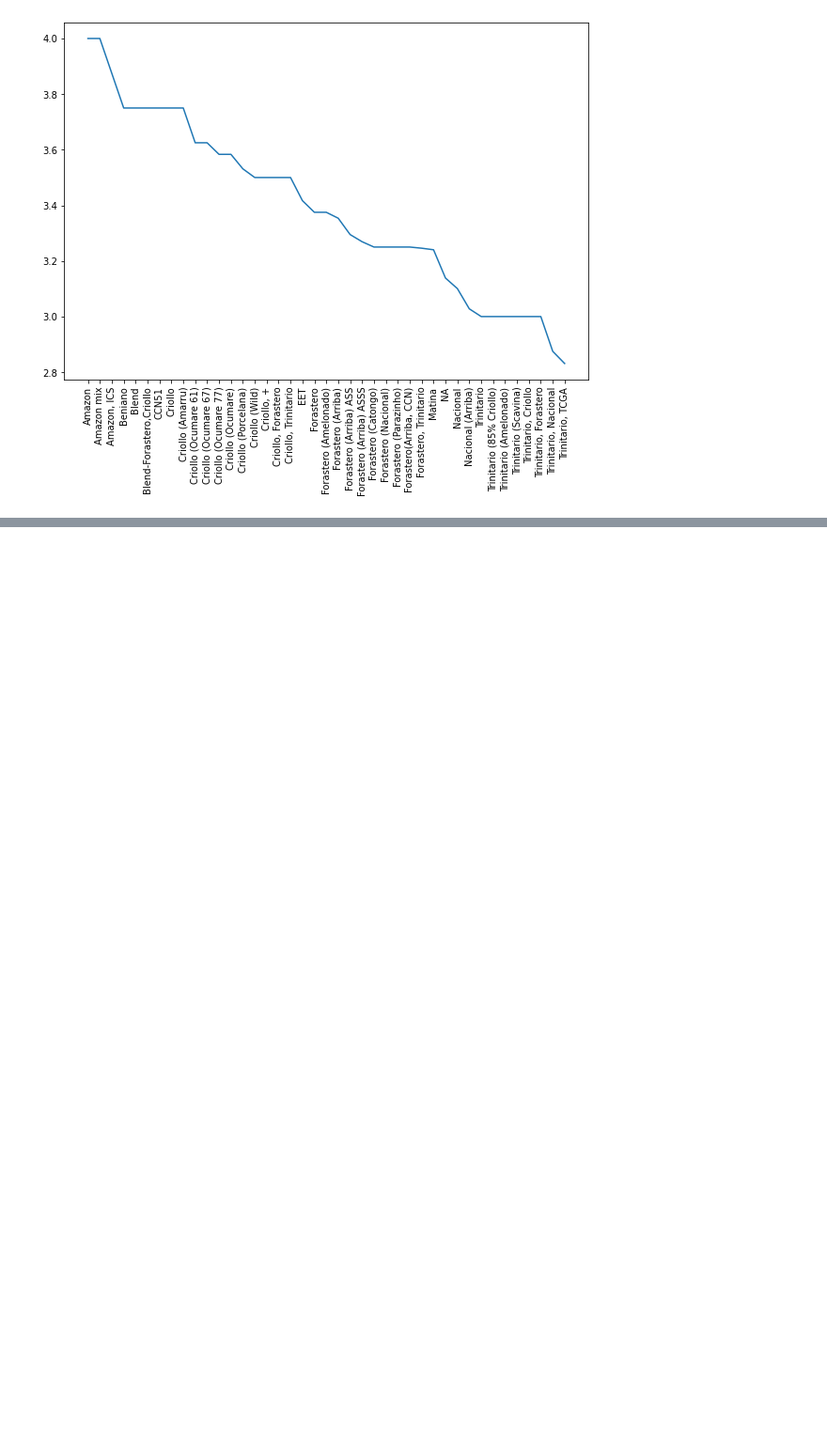
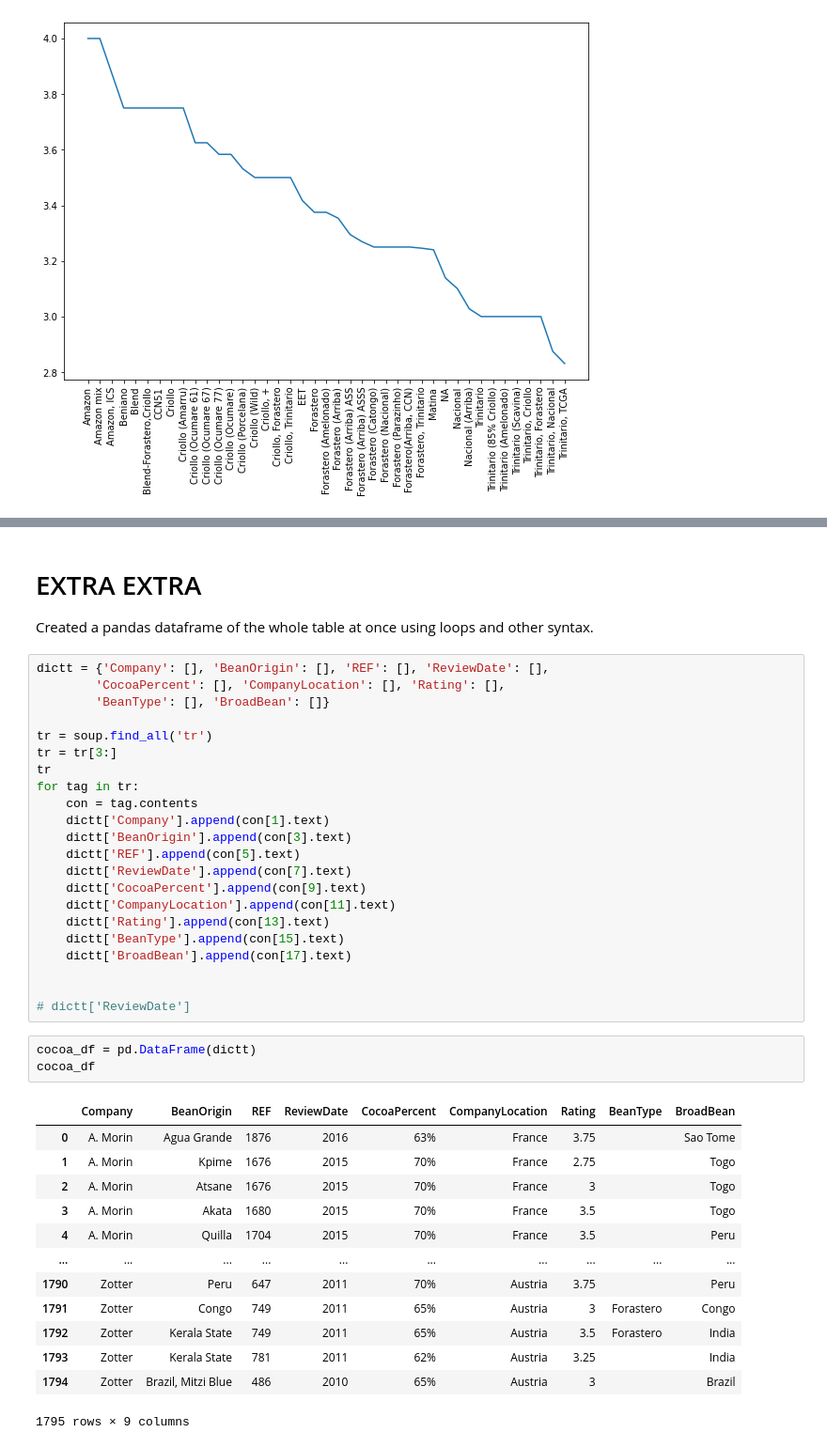
Before and after one commit to Kubiti/chocolate-scraping, a Jupyter notebook: [Chocolate Scraping with Beautiful Soup].ipynb, the cells around one changed output, grey strips where cells are left out. Shown at 94% size. Drawn from its saved outputs; the diff is of its cells as text; blank space fills up the shorter version.

Commit message:
Markdown and pandas addition

```diff
--- a/[Chocolate Scraping with Beautiful Soup].ipynb
+++ b/[Chocolate Scraping with Beautiful Soup].ipynb
@@ -365,0 +458,43 @@ plt.plot(avg_bean_rating_sorted['BeanType'], avg_bean_rating_sorted['Ratings'])
+# %% [markdown]
+# EXTRA EXTRA
+
+Created a pandas dataframe of the whole table at once using loops and other syntax.
+# %%
+dictt = {'Company': [], 'BeanOrigin': [], 'REF': [], 'ReviewDate': [],
+        'CocoaPercent': [], 'CompanyLocation': [], 'Rating': [],
+        'BeanType': [], 'BroadBean': []}
+
+tr = soup.find_all('tr')
+tr = tr[3:]
+tr
+for tag in tr:
+    con = tag.contents
+    dictt['Company'].append(con[1].text)
+    dictt['BeanOrigin'].append(con[3].text)
+    dictt['REF'].append(con[5].text)
+    dictt['ReviewDate'].append(con[7].text)
+    dictt['CocoaPercent'].append(con[9].text)
+    dictt['CompanyLocation'].append(con[11].text)
+    dictt['Rating'].append(con[13].text)
+    dictt['BeanType'].append(con[15].text)
+    dictt['BroadBean'].append(con[17].text)
+
+
+# dictt['ReviewDate']
+# %%
+cocoa_df = pd.DataFrame(dictt)
+cocoa_df
+# %% [output]
+|  | Company | BeanOrigin | REF | ReviewDate | CocoaPercent | CompanyLocation | Rating | BeanType | BroadBean |
+| 0 | A. Morin | Agua Grande | 1876 | 2016 | 63% | France | 3.75 |  | Sao Tome |
+| 1 | A. Morin | Kpime | 1676 | 2015 | 70% | France | 2.75 |  | Togo |
+| 2 | A. Morin | Atsane | 1676 | 2015 | 70% | France | 3 |  | Togo |
+| 3 | A. Morin | Akata | 1680 | 2015 | 70% | France | 3.5 |  | Togo |
+| 4 | A. Morin | Quilla | 1704 | 2015 | 70% | France | 3.5 |  | Peru |
+| ... | ... | ... | ... | ... | ... | ... | ... | ... | ... |
+| 1790 | Zotter | Peru | 647 | 2011 | 70% | Austria | 3.75 |  | Peru |
+| 1791 | Zotter | Congo | 749 | 2011 | 65% | Austria | 3 | Forastero | Congo |
+| 1792 | Zotter | Kerala State | 749 | 2011 | 65% | Austria | 3.5 | Forastero | India |
+| 1793 | Zotter | Kerala State | 781 | 2011 | 62% | Austria | 3.25 |  | India |
+| 1794 | Zotter | Brazil, Mitzi Blue | 486 | 2010 | 65% | Austria | 3 |  | Brazil |
+1795 rows × 9 columns
```
Also changed, not shown: parts of 7 cells of this notebook, 1 other file.
